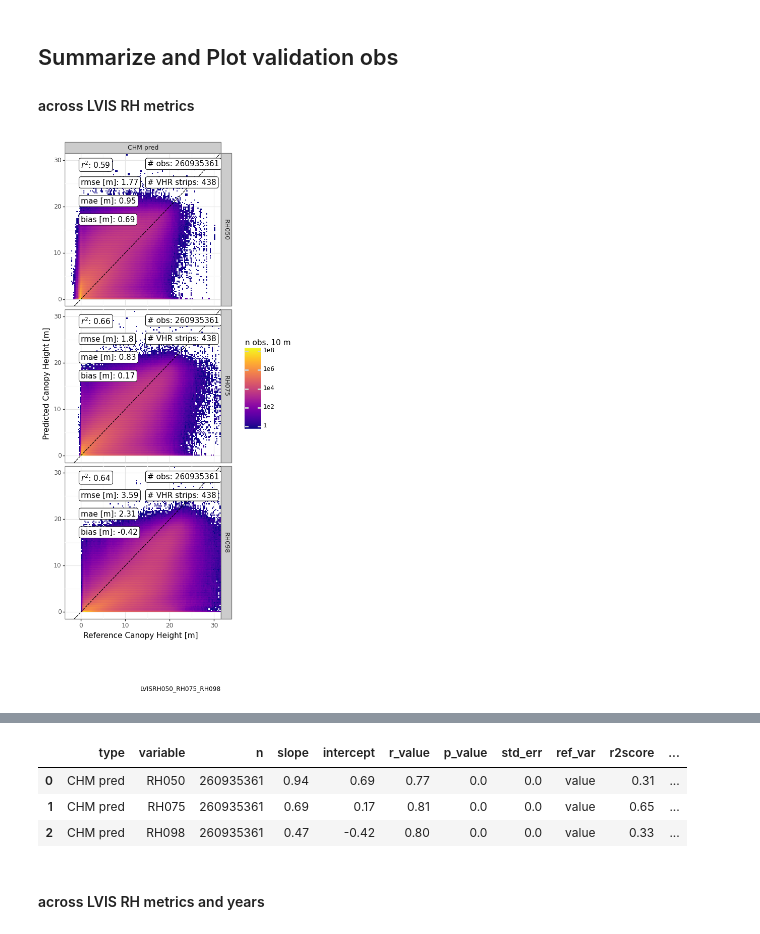
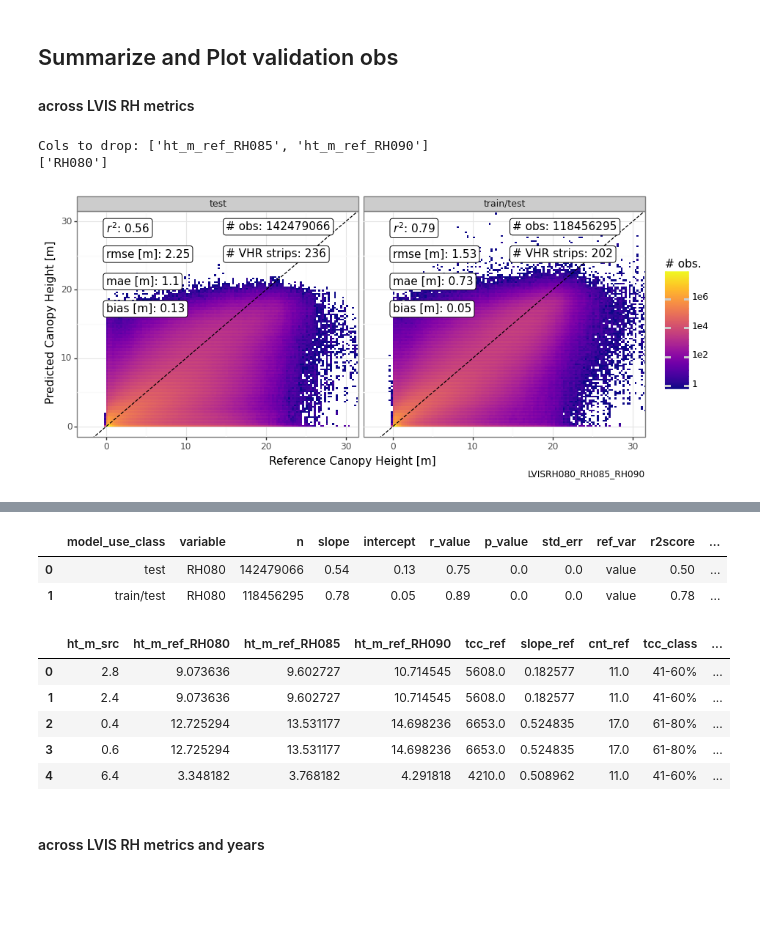
Before and after one commit to nasa-nccs-hpda/above-shrubs, a Jupyter notebook: notebooks/validate_chm_plots.ipynb, the cells around one changed output, grey strips where cells are left out. Saved outputs shown, nothing was run; the diff lists cells and outputs as text; code cells hidden in the pictures; blank space fills up the shorter version.

```diff
--- a/notebooks/validate_chm_plots.ipynb
+++ b/notebooks/validate_chm_plots.ipynb
@@ -130,0 +203,2 @@ Wall time: 42.9 s
+# %%
+THRESH_R2SCORE = 0.5
@@ -193,8 +400,6 @@ def validation_smry_stats(g, ref_var, src_var):
  - separate VHR strips into 'training' (strips used to train the model) and 'non-training'
  - in theory, strips used to train the model should have better results
  - good results for strips from 'non-training' indicate a robust model
-# %%
-LIST_REF_METRICS = ['ht_m_ref_RH050','ht_m_ref_RH075','ht_m_ref_RH098']
 # %%
 %%time
 df_smry_footprint_list = [df_val.groupby(['footprint_name']).apply(validation_smry_stats, x, 'ht_m_src').reset_index() for x in LIST_REF_METRICS ]
@@ -469,12 +697,15 @@ df_smry_footprint_tcc['include_class'] = df_smry_footprint_tcc.apply(srlite_metr
 # %%
 def plot_scatter_melt_2(df_val, sample_frac, LIST_REF_VARS, FACET_VAR='year'):
 
-    LIST_ID_VARS = [FACET_VAR]
+    if FACET_VAR is None:
+        LIST_ID_VARS = []
+    else:
+        LIST_ID_VARS = [FACET_VAR]
 
 #     # Get count of various groups
     df_smry_N_VHR_GROUP = df_val.groupby(['footprint_name',FACET_VAR]).aggregate(n_obs_footprint = ('footprint_name', 'count')).reset_index().groupby([FACET_VAR]).aggregate(n_VHR = ('footprint_name', 'count')).reset_index()
     df_smry_N_VHR_GROUP['n_VHR_str'] = f"# VHR strips: " + df_smry_N_VHR_GROUP['n_VHR'].astype(str)
-    N_VHR   = len(df_smry_N_VHR_GROUP)
+    N_VHR   = sum(df_smry_N_VHR_GROUP.n_VHR.to_list())
 
     df_smry_N_GROUPS = df_val.groupby([FACET_VAR]).aggregate(n_obs_group=(FACET_VAR,'count')).reset_index()
     df_smry_N_GROUPS['n_obs_group_str'] = f"# obs: " + df_smry_N_GROUPS['n_obs_group'].astype(str)
@@ -482,8 +713,15 @@ def plot_scatter_melt_2(df_val, sample_frac, LIST_REF_VARS, FACET_VAR='year'):
 #     n_VHR_years = len(df_val.groupby(['year','footprint_name']).aggregate({'year':'count'}))
 #     df_val.groupby(['year','footprint_name']).aggregate(n_obs_year_vhr = ('year','count')).reset_index()
 
+    # Drop the ref vars you dont want
+    LIST_REF_VARS_ALL = [x for x in df_val.columns.to_list() if "RH" in x]
+    LIST_REF_VARS_RM = [var for var in LIST_REF_VARS_ALL if var not in LIST_REF_VARS]
+    print(f'Cols to drop: {LIST_REF_VARS_RM}')
+    df_val.drop(columns=LIST_REF_VARS_RM, inplace=True)
+
     # Change the names of the ref ht vars to make them look nicer
     LIST_REF_VARS = [x.split('_')[-1] for x in df_val.columns.to_list() if "RH" in x]
+    print(LIST_REF_VARS)
     rename_dict = dict(zip([x for x in df_val.columns.to_list() if "RH" in x], LIST_REF_VARS))
     df_val.rename(rename_dict, axis=1, inplace=True)
 
@@ -498,12 +736,12 @@ def plot_scatter_melt_2(df_val, sample_frac, LIST_REF_VARS, FACET_VAR='year'):
     df_validation_smry_stats['mae_str'] = f"mae [m]: " + df_validation_smry_stats['mae'].astype(str)
     df_validation_smry_stats['bias_str'] = f"bias [m]: " + df_validation_smry_stats['intercept'].astype(str)
     df_validation_smry_stats['variable'] = df_validation_smry_stats['variable'].apply(lambda x: x.split('_')[-1])
-
+    #print(df_val_m.head())
     max_val = 30
-    p = (
+    fig, p = (
         ggplot(
             df_val_m.sample(frac=sample_frac),
-            aes(x='value', y='ht_m_src', group=FACET_VAR)
+            aes(x='value', y='ht_m_src')#, group='variable')
         )
             + labs(title='', x="Reference Canopy Height [m]", y='Predicted Canopy Height [m]')
             + geom_bin2d(binwidth=0.25)
@@ -516,17 +754,23 @@ def plot_scatter_melt_2(df_val, sample_frac, LIST_REF_VARS, FACET_VAR='year'):
         + geom_label(data=df_smry_N_VHR_GROUP, mapping=aes( x=15, y=max_val-4, label='n_VHR_str'), ha='left', va='top')
         # + annotate(geom='label', x=20, y=max_val-4, label=f"# VHR strips: {n_VHR}", ha='left', va='top')
         + coord_cartesian(ylim=(0,max_val), xlim=(-2,max_val))
-        + scale_fill_cmap(cmap_name='plasma', trans='log10', name='n obs. 10 m')
+        + scale_fill_cmap(cmap_name='plasma', trans='log10', name='# obs.')
 
-        + facet_grid(f'variable ~ {FACET_VAR}')
+        + facet_grid(f'. ~ {FACET_VAR}')
         + theme_bw()
-        + theme(figure_size=(N_GROUPS*4, len(LIST_REF_VARS)*4), strip_text = element_text(size=9))
+        + theme(figure_size=(2 + N_GROUPS*4, len(LIST_REF_VARS)*4), strip_text = element_text(size=9))
         + labs(caption=f'{os.path.basename(dir_val_csv)}')
-    )
+    ).draw(show=True, return_ggplot=True)
+
     if sample_frac < 1:
-        p = ( p + annotate(geom='label', x=20, y=5, label=f'plotting {sample_frac*100}% of data', size=6, ha='left', va='top') )
+        fig, p = ( p + annotate(geom='label', x=20, y=5, label=f'plotting {sample_frac*100}% of data', size=6, ha='left', va='top')
+                 ).draw(show=False, return_ggplot=True)
     # if FACET_VAR is not None:
     #     p = ( p + facet_wrap(f"~{FACET_VAR}",ncol=N_YEARS) )
     print(p)
-
+    METRICS_STR = '_'.join([n.split('_')[-1] for n in LIST_REF_VARS])
+    out_plot_fn = os.path.join(dir_val_plots, f"plot_scatter_{FACET_VAR}_nVHR{N_VHR:04}_{METRICS_STR}.png")
+    fig.savefig(out_plot_fn, dpi=300)
+    print(f'Saved {out_plot_fn}')
     return df_validation_smry_stats
+    #return df_smry_N_VHR_GROUP
@@ -536,7 +831,9 @@ def plot_scatter_melt_2(df_val, sample_frac, LIST_REF_VARS, FACET_VAR='year'):
 # %%
 %%time
 
-df_validation_smry_stats = plot_scatter_melt_2(df_val.sample(frac=1), 1, ['ht_m_ref_RH050','ht_m_ref_RH075','ht_m_ref_RH098'], FACET_VAR='type')
+df_validation_smry_stats = plot_scatter_melt_2(df_val.sample(frac=1), 1, LIST_REF_METRICS[0:1], FACET_VAR='model_use_class')
 df_validation_smry_stats.head()
 # %% [output]
+Cols to drop: ['ht_m_ref_RH085', 'ht_m_ref_RH090']
+['RH080']
-[figure, old version]
+[figure, new version]
@@ -545,7 +843,15 @@ Wall time: 1h 42min 24s
-|  | type | variable | n | slope | intercept | r_value | p_value | std_err | ref_var | r2score | ... |
-| 0 | CHM pred | RH050 | 260935361 | 0.94 | 0.69 | 0.77 | 0.0 | 0.0 | value | 0.31 | ... |
-| 1 | CHM pred | RH075 | 260935361 | 0.69 | 0.17 | 0.81 | 0.0 | 0.0 | value | 0.65 | ... |
-| 2 | CHM pred | RH098 | 260935361 | 0.47 | -0.42 | 0.80 | 0.0 | 0.0 | value | 0.33 | ... |
+|  | model_use_class | variable | n | slope | intercept | r_value | p_value | std_err | ref_var | r2score | ... |
+| 0 | test | RH080 | 142479066 | 0.54 | 0.13 | 0.75 | 0.0 | 0.0 | value | 0.50 | ... |
+| 1 | train/test | RH080 | 118456295 | 0.78 | 0.05 | 0.89 | 0.0 | 0.0 | value | 0.78 | ... |
+# %%
+df_val.head()
+# %% [output]
+|  | ht_m_src | ht_m_ref_RH080 | ht_m_ref_RH085 | ht_m_ref_RH090 | tcc_ref | slope_ref | cnt_ref | tcc_class | ... |
+| 0 | 2.8 | 9.073636 | 9.602727 | 10.714545 | 5608.0 | 0.182577 | 11.0 | 41-60% | ... |
+| 1 | 2.4 | 9.073636 | 9.602727 | 10.714545 | 5608.0 | 0.182577 | 11.0 | 41-60% | ... |
+| 2 | 0.4 | 12.725294 | 13.531177 | 14.698236 | 6653.0 | 0.524835 | 17.0 | 61-80% | ... |
+| 3 | 0.6 | 12.725294 | 13.531177 | 14.698236 | 6653.0 | 0.524835 | 17.0 | 61-80% | ... |
+| 4 | 6.4 | 3.348182 | 3.768182 | 4.291818 | 4210.0 | 0.508962 | 11.0 | 41-60% | ... |
 # %% [markdown]
 #### across LVIS RH metrics and years
 # %%
```
Also changed, not shown: parts of 58 cells of this notebook.
